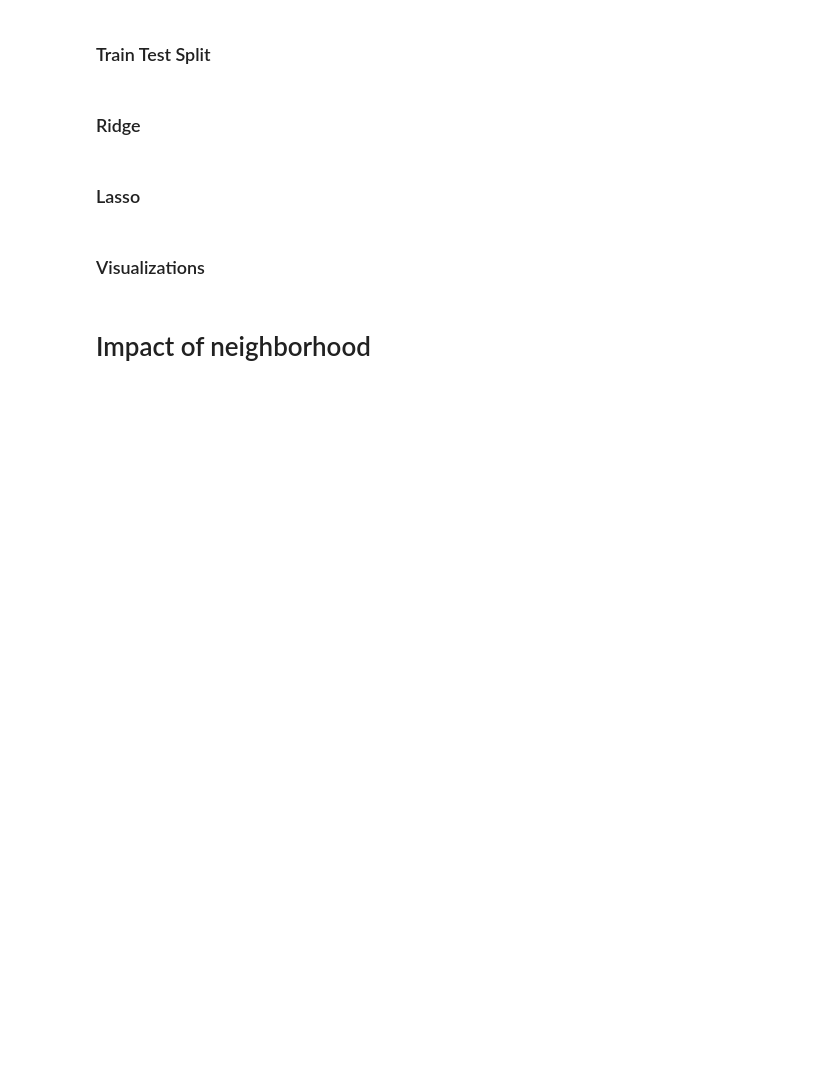
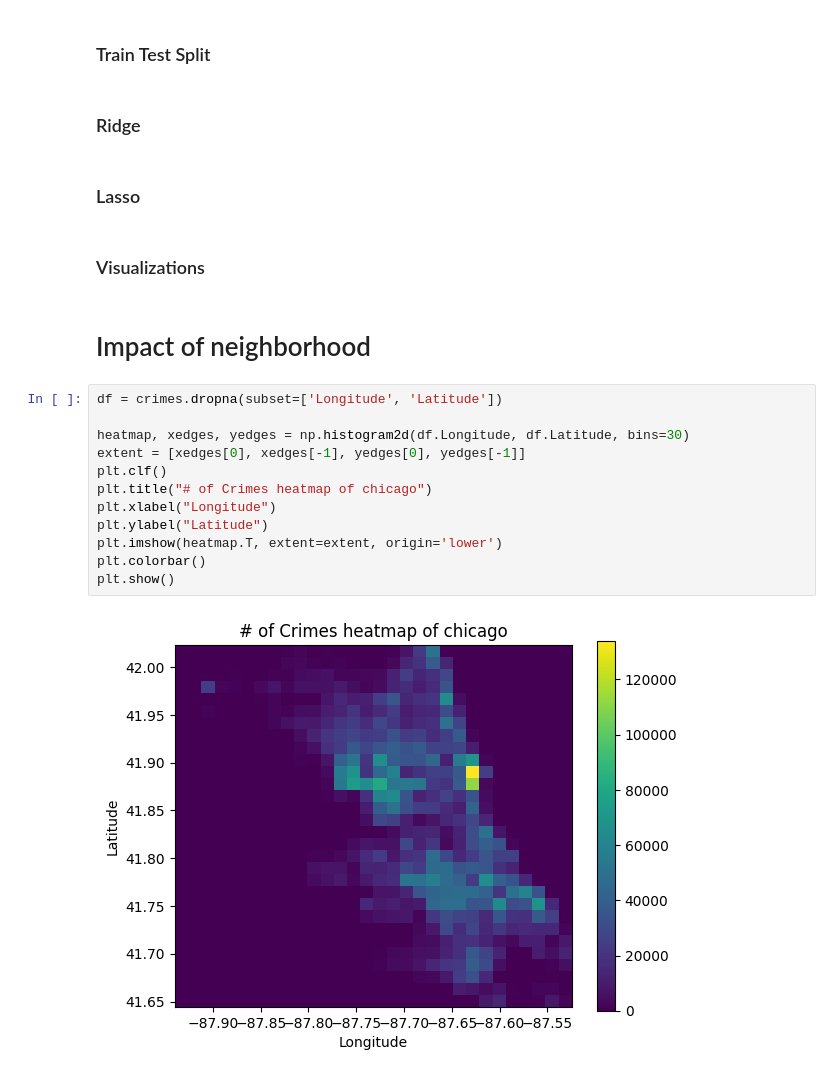
Before and after one commit to ZaynJK/ECON491ML, a Jupyter notebook: final.ipynb, the cells around one changed output. Drawn from its saved outputs; the diff is of its cells as text; blank space fills up the shorter version.

Commit message:
added heatmaps

```diff
--- a/final.ipynb
+++ b/final.ipynb
@@ -178,3 +178,17 @@ housing = housing.merge(districts, on="geoid10")
 ### Visualizations
 # %% [markdown]
 # Impact of neighborhood
+# %%
+df = crimes.dropna(subset=['Longitude', 'Latitude'])
+
+heatmap, xedges, yedges = np.histogram2d(df.Longitude, df.Latitude, bins=30)
+extent = [xedges[0], xedges[-1], yedges[0], yedges[-1]]
+plt.clf()
+plt.title("# of Crimes heatmap of chicago")
+plt.xlabel("Longitude")
+plt.ylabel("Latitude")
+plt.imshow(heatmap.T, extent=extent, origin='lower')
+plt.colorbar()
+plt.show()
+# %% [output]
+[figure, added]
```
Also changed, not shown: parts of 1 cell of this notebook.
